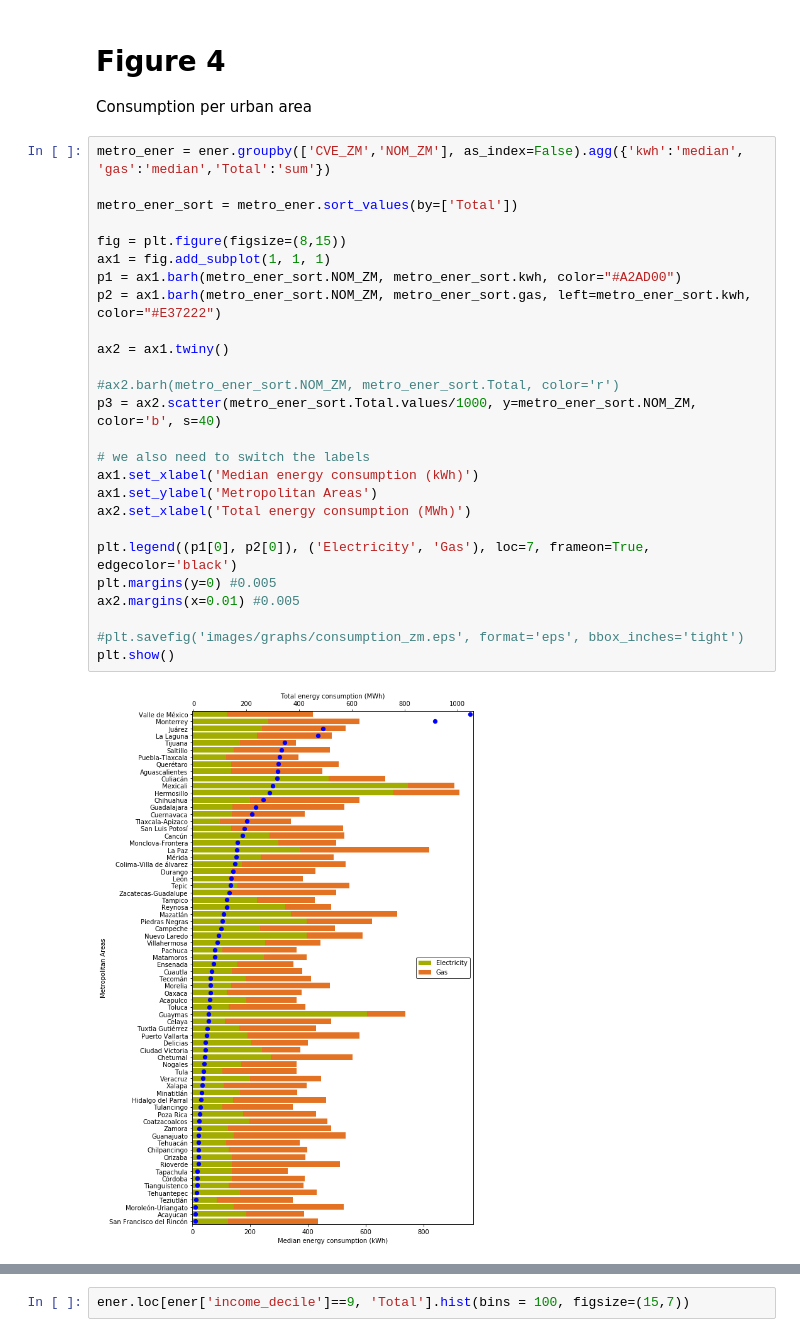
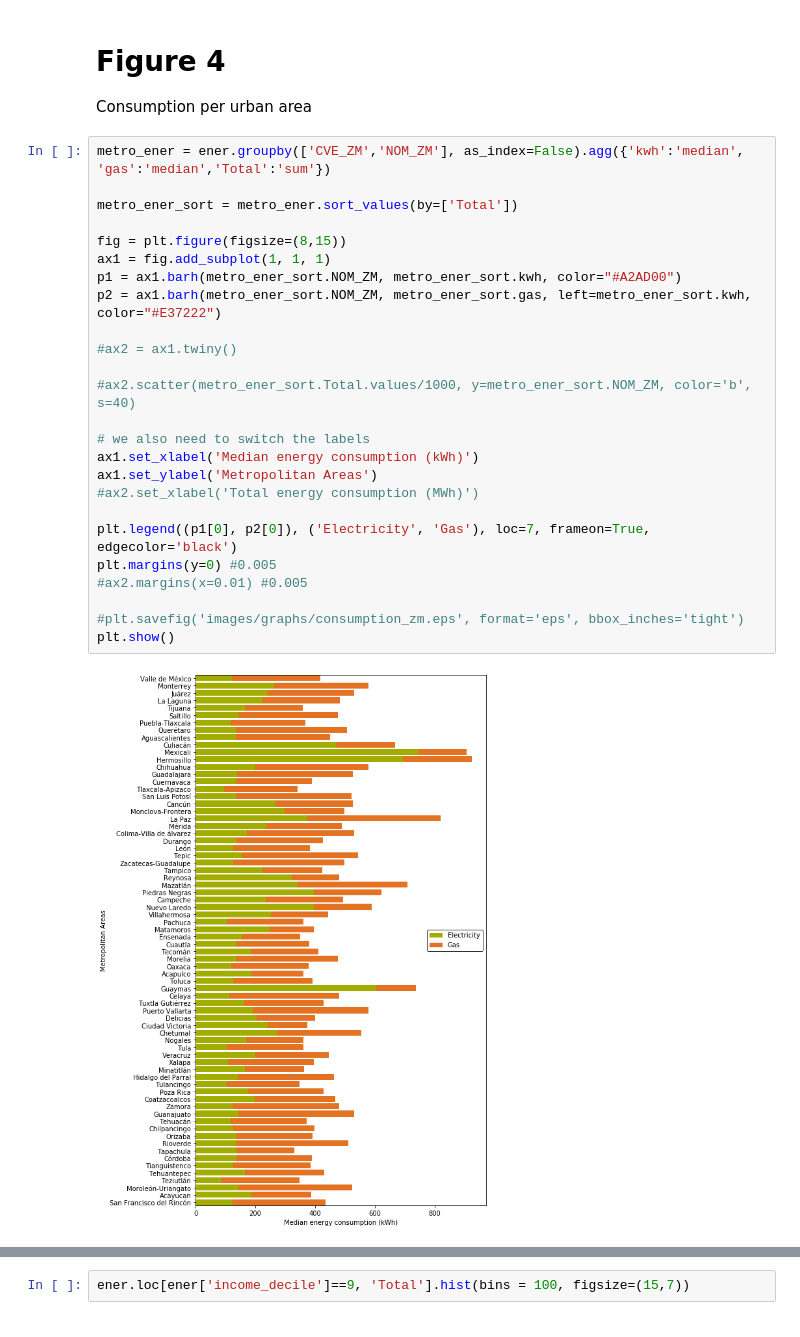
Before and after one commit to Sergio-Huezo/ResEleCon-MX, a Jupyter notebook: Final.ipynb, the cells around one changed output, grey strips where cells are left out. Saved outputs shown, nothing was run; the diff lists cells and outputs as text.

```diff
--- a/Final.ipynb
+++ b/Final.ipynb
@@ -168,28 +174,27 @@ Consumption per urban area
 # %%
 metro_ener = ener.groupby(['CVE_ZM','NOM_ZM'], as_index=False).agg({'kwh':'median', 'gas':'median','Total':'sum'})
 
 metro_ener_sort = metro_ener.sort_values(by=['Total'])
 
 fig = plt.figure(figsize=(8,15))
 ax1 = fig.add_subplot(1, 1, 1)
 p1 = ax1.barh(metro_ener_sort.NOM_ZM, metro_ener_sort.kwh, color="#A2AD00")
 p2 = ax1.barh(metro_ener_sort.NOM_ZM, metro_ener_sort.gas, left=metro_ener_sort.kwh, color="#E37222")
 
-ax2 = ax1.twiny()
+#ax2 = ax1.twiny()
 
-#ax2.barh(metro_ener_sort.NOM_ZM, metro_ener_sort.Total, color='r')
-p3 = ax2.scatter(metro_ener_sort.Total.values/1000, y=metro_ener_sort.NOM_ZM, color='b', s=40)
+#ax2.scatter(metro_ener_sort.Total.values/1000, y=metro_ener_sort.NOM_ZM, color='b', s=40)
 
 # we also need to switch the labels
 ax1.set_xlabel('Median energy consumption (kWh)')
 ax1.set_ylabel('Metropolitan Areas')
-ax2.set_xlabel('Total energy consumption (MWh)')
+#ax2.set_xlabel('Total energy consumption (MWh)')
 
 plt.legend((p1[0], p2[0]), ('Electricity', 'Gas'), loc=7, frameon=True, edgecolor='black')
 plt.margins(y=0) #0.005
-ax2.margins(x=0.01) #0.005
+#ax2.margins(x=0.01) #0.005
 
 #plt.savefig('images/graphs/consumption_zm.eps', format='eps', bbox_inches='tight')
 plt.show()
 # %% [output]
-[figure, old version]
+[figure, new version]
```
Also changed, not shown: parts of 16 cells of this notebook, 2 other files.
